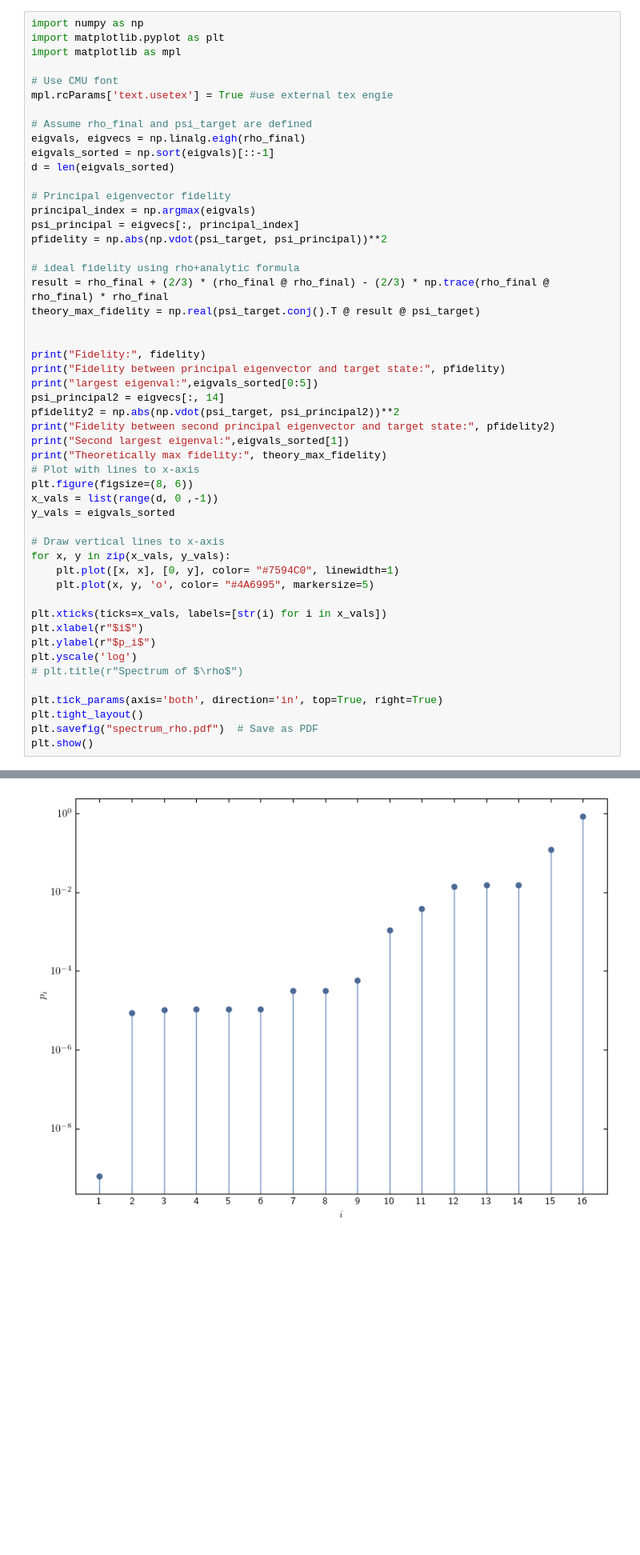
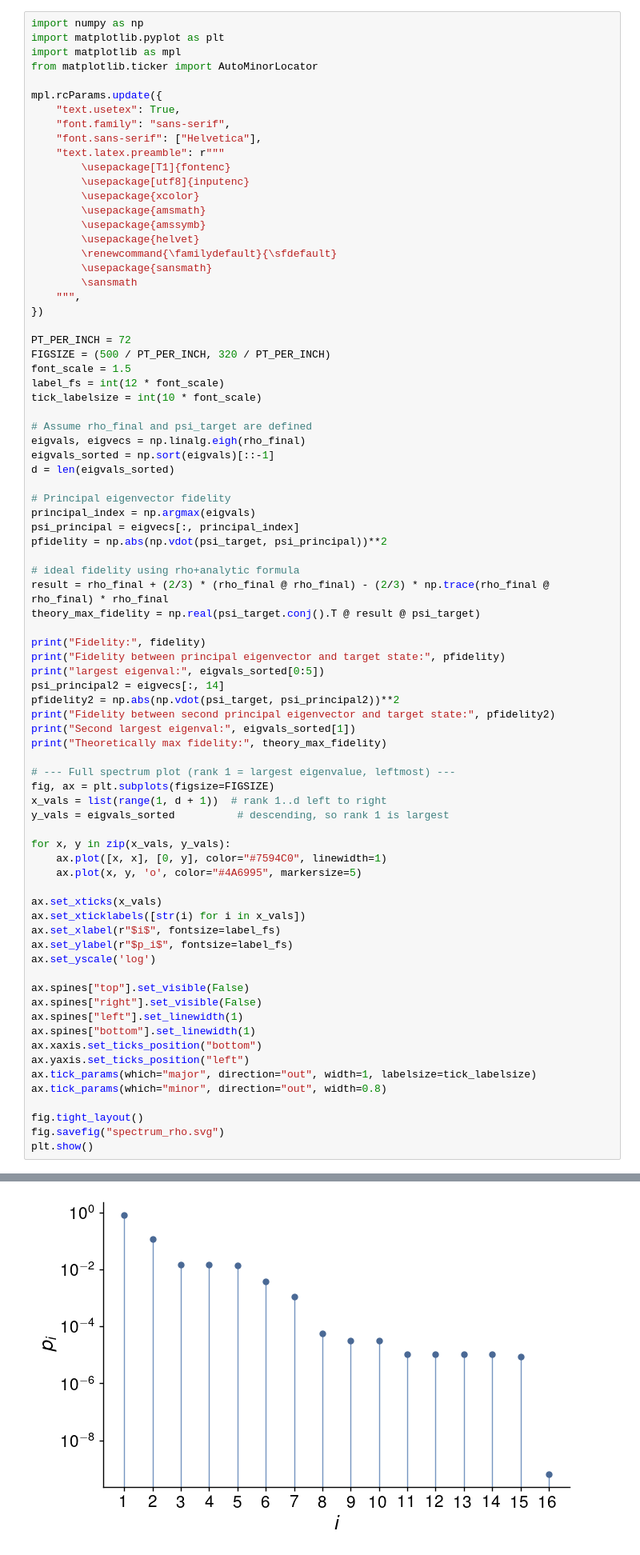
Before and after one commit to qoan-projects/OQPA, a Jupyter notebook: archive_v3/aer_ryd_estimation_scripts/ryd_sim_scripts/ryd_sim.ipynb, the cells around one changed output, grey strips where cells are left out. Shown at 80% size. Saved outputs shown, nothing was run; the diff lists cells and outputs as text; blank space fills up the shorter version.

Commit message:
Update notebooks, plots, and simulation outputs
Co-Authored-By: Claude Sonnet 4.6 <noreply@anthropic.com>

```diff
--- a/archive_v3/aer_ryd_estimation_scripts/ryd_sim_scripts/ryd_sim.ipynb
+++ b/archive_v3/aer_ryd_estimation_scripts/ryd_sim_scripts/ryd_sim.ipynb
@@ -133,9 +133,30 @@ Fidelity between principle eigenvector and target state: 0.9972306197469424
 import numpy as np
 import matplotlib.pyplot as plt
 import matplotlib as mpl
+from matplotlib.ticker import AutoMinorLocator
 
-# Use CMU font
-mpl.rcParams['text.usetex'] = True #use external tex engie
+mpl.rcParams.update({
+    "text.usetex": True,
+    "font.family": "sans-serif",
+    "font.sans-serif": ["Helvetica"],
+    "text.latex.preamble": r"""
+        \usepackage[T1]{fontenc}
+        \usepackage[utf8]{inputenc}
+        \usepackage{xcolor}
+        \usepackage{amsmath}
+        \usepackage{amssymb}
+        \usepackage{helvet}
+        \renewcommand{\familydefault}{\sfdefault}
+        \usepackage{sansmath}
+        \sansmath
+    """,
+})
+
+PT_PER_INCH = 72
+FIGSIZE = (500 / PT_PER_INCH, 320 / PT_PER_INCH)
+font_scale = 1.5
+label_fs = int(12 * font_scale)
+tick_labelsize = int(10 * font_scale)
 
 # Assume rho_final and psi_target are defined
 eigvals, eigvecs = np.linalg.eigh(rho_final)
@@ -151,33 +172,40 @@ pfidelity = np.abs(np.vdot(psi_target, psi_principal))**2
 result = rho_final + (2/3) * (rho_final @ rho_final) - (2/3) * np.trace(rho_final @ rho_final) * rho_final
 theory_max_fidelity = np.real(psi_target.conj().T @ result @ psi_target)
 
-
 print("Fidelity:", fidelity)
 print("Fidelity between principal eigenvector and target state:", pfidelity)
-print("largest eigenval:",eigvals_sorted[0:5])
+print("largest eigenval:", eigvals_sorted[0:5])
 psi_principal2 = eigvecs[:, 14]
 pfidelity2 = np.abs(np.vdot(psi_target, psi_principal2))**2
 print("Fidelity between second principal eigenvector and target state:", pfidelity2)
-print("Second largest eigenval:",eigvals_sorted[1])
+print("Second largest eigenval:", eigvals_sorted[1])
 print("Theoretically max fidelity:", theory_max_fidelity)
-# Plot with lines to x-axis
-plt.figure(figsize=(8, 6))
-x_vals = list(range(d, 0 ,-1))
-y_vals = eigvals_sorted
 
-# Draw vertical lines to x-axis
+# --- Full spectrum plot (rank 1 = largest eigenvalue, leftmost) ---
+fig, ax = plt.subplots(figsize=FIGSIZE)
+x_vals = list(range(1, d + 1))  # rank 1..d left to right
+y_vals = eigvals_sorted          # descending, so rank 1 is largest
+
 for x, y in zip(x_vals, y_vals):
-    plt.plot([x, x], [0, y], color= "#7594C0", linewidth=1)
-    plt.plot(x, y, 'o', color= "#4A6995", markersize=5)
+    ax.plot([x, x], [0, y], color="#7594C0", linewidth=1)
+    ax.plot(x, y, 'o', color="#4A6995", markersize=5)
 
-plt.xticks(ticks=x_vals, labels=[str(i) for i in x_vals])
-plt.xlabel(r"$i$")
-plt.ylabel(r"$p_i$")
-plt.yscale('log')
-# plt.title(r"Spectrum of $\rho$")
+ax.set_xticks(x_vals)
+ax.set_xticklabels([str(i) for i in x_vals])
+ax.set_xlabel(r"$i$", fontsize=label_fs)
+ax.set_ylabel(r"$p_i$", fontsize=label_fs)
+ax.set_yscale('log')
 
-plt.tick_params(axis='both', direction='in', top=True, right=True)
-plt.tight_layout()
-plt.savefig("spectrum_rho.pdf")  # Save as PDF
+ax.spines["top"].set_visible(False)
+ax.spines["right"].set_visible(False)
+ax.spines["left"].set_linewidth(1)
+ax.spines["bottom"].set_linewidth(1)
+ax.xaxis.set_ticks_position("bottom")
+ax.yaxis.set_ticks_position("left")
+ax.tick_params(which="major", direction="out", width=1, labelsize=tick_labelsize)
+ax.tick_params(which="minor", direction="out", width=0.8)
+
+fig.tight_layout()
+fig.savefig("spectrum_rho.svg")
 plt.show()
 # %% [output]
@@ -190,2 +218,2 @@ Theoretically max fidelity: 0.897822559792652
-[figure, old version]
+[figure, new version]
 # %%
```
Also changed, not shown: parts of 5 cells of this notebook, 19 other files.
